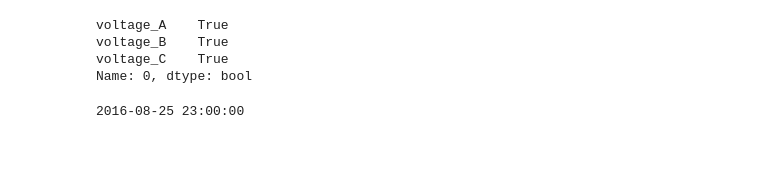
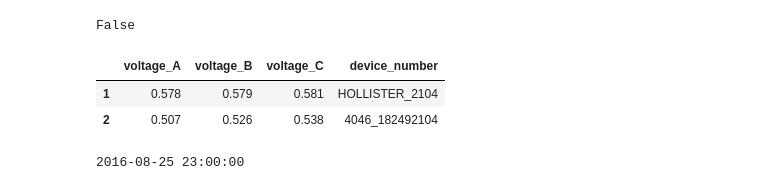
Before and after one commit to Jonathan56-archives/CymDist, a Jupyter notebook: Process_result.ipynb, the cells around one changed output. Saved outputs shown, nothing was run; the diff lists cells and outputs as text; code cells hidden in the pictures; blank space fills up the shorter version.

Commit message:
Changed function to take more devices in output

```diff
--- a/Process_result.ipynb
+++ b/Process_result.ipynb
@@ -20,14 +20,20 @@ with open(filename, 'rb') as fp:
 # Input data
 datetimes = [datetime.datetime(2016, 8, 25, i, 0, 0) for i in range(0, 24)]
 # %%
-output_device_name = 'HOLLISTER_2104'
+output_device_name = ['HOLLISTER_2104', '4046_182492104', 'T1106_182492104']
+output_device_name = ['HOLLISTER_2104', '4046_182492104']
 output_names = ['voltage_A', 'voltage_B', 'voltage_C']
-result[0].ix[0][output_names].isnull()
+output_names.append('device_number')
+output = result[0][result[0].device_number.isin(output_device_name)][output_names]
+
+
+print output.isnull().any().any()
+output
 # %% [output]
-voltage_A    True
-voltage_B    True
-voltage_C    True
-Name: 0, dtype: bool
+False
+|  | voltage_A | voltage_B | voltage_C | device_number |
+| 1 | 0.578 | 0.579 | 0.581 | HOLLISTER_2104 |
+| 2 | 0.507 | 0.526 | 0.538 | 4046_182492104 |
 # %%
 def lowest_voltage(result, category):
     return result[result[category] != 0].sort_values(category, ascending=True).head(1)[category].values[0]
```
Also changed, not shown: 1 other file.
